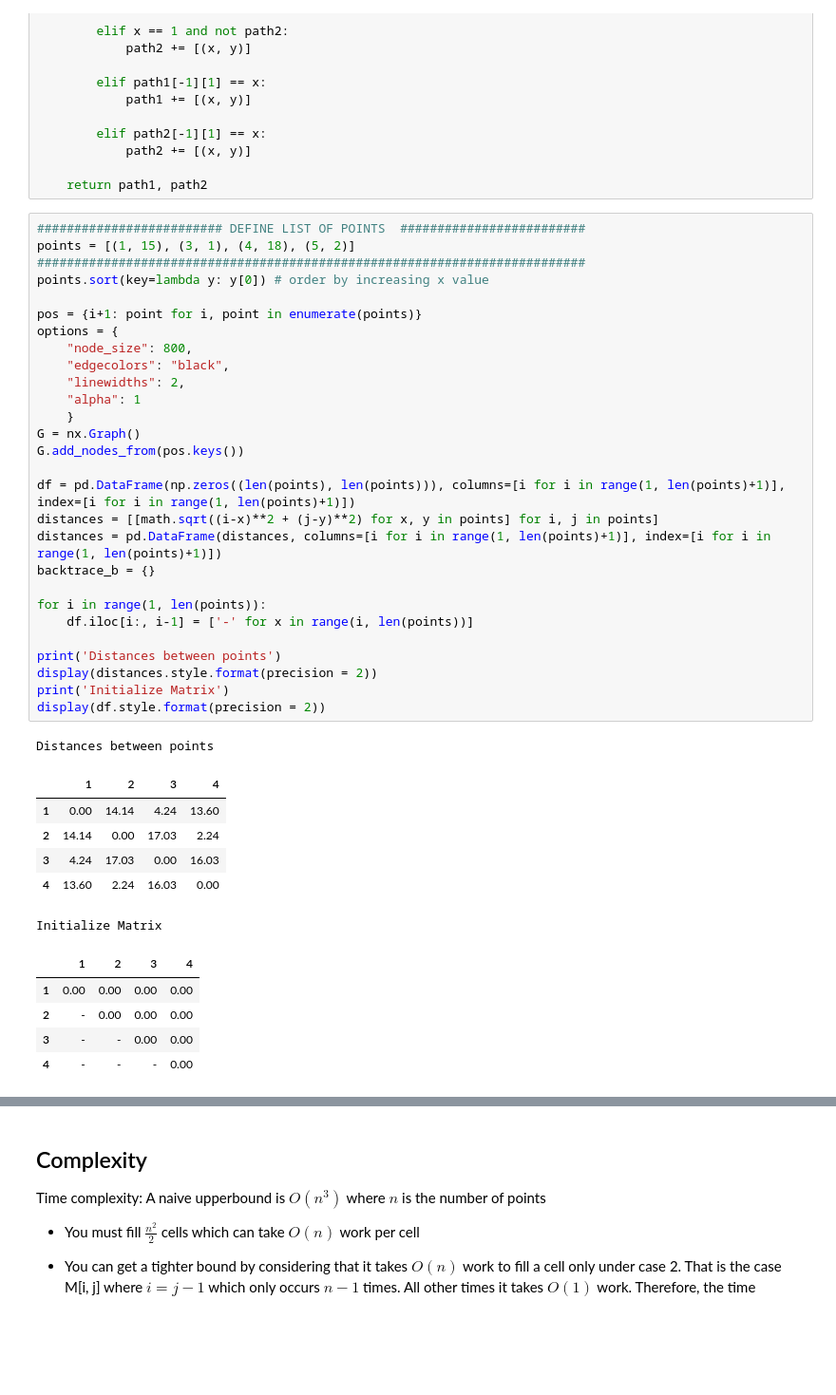
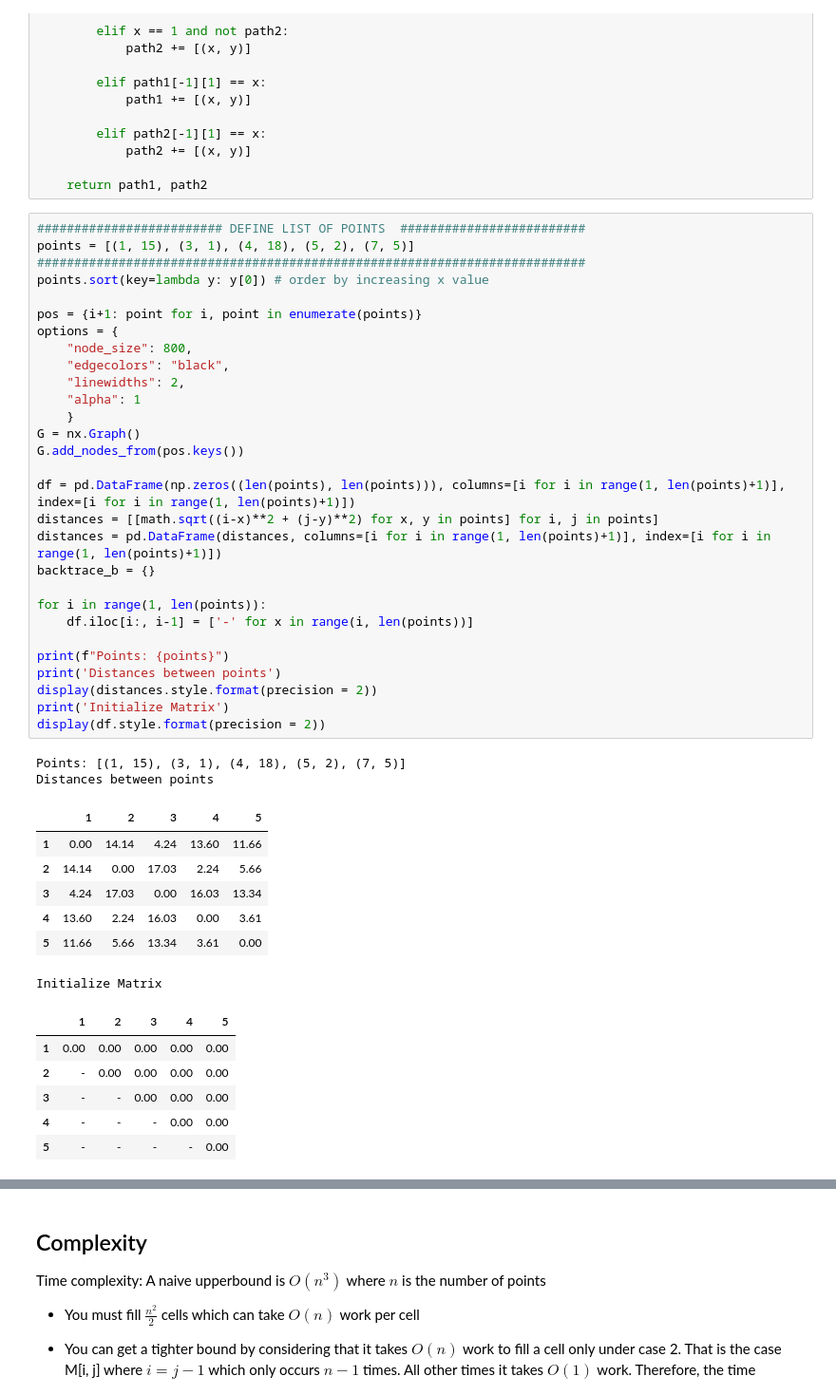
Before and after one commit to ezgimore/algo_notes, a Jupyter notebook: bitonic_tsp.ipynb, the cells around one changed output, grey strips where cells are left out. Shown: that part at 95% size. Saved outputs shown, nothing was run; the diff lists cells and outputs as text; blank space fills up the shorter version.

```diff
--- a/bitonic_tsp.ipynb
+++ b/bitonic_tsp.ipynb
@@ -64,45 +64,49 @@ def split_paths(backtrace):
     return path1, path2
 # %%
 ######################### DEFINE LIST OF POINTS  #########################
-points = [(1, 15), (3, 1), (4, 18), (5, 2)]
+points = [(1, 15), (3, 1), (4, 18), (5, 2), (7, 5)]
 ##########################################################################
 points.sort(key=lambda y: y[0]) # order by increasing x value
 
 pos = {i+1: point for i, point in enumerate(points)}
 options = {
     "node_size": 800,
     "edgecolors": "black",
     "linewidths": 2,
     "alpha": 1
     }
 G = nx.Graph()
 G.add_nodes_from(pos.keys())
 
 df = pd.DataFrame(np.zeros((len(points), len(points))), columns=[i for i in range(1, len(points)+1)], index=[i for i in range(1, len(points)+1)])
 distances = [[math.sqrt((i-x)**2 + (j-y)**2) for x, y in points] for i, j in points]
 distances = pd.DataFrame(distances, columns=[i for i in range(1, len(points)+1)], index=[i for i in range(1, len(points)+1)])
 backtrace_b = {}
 
 for i in range(1, len(points)):
     df.iloc[i:, i-1] = ['-' for x in range(i, len(points))]
 
+print(f"Points: {points}")
 print('Distances between points')
 display(distances.style.format(precision = 2))
 print('Initialize Matrix')
 display(df.style.format(precision = 2))
 # %% [output]
+Points: [(1, 15), (3, 1), (4, 18), (5, 2), (7, 5)]
 Distances between points
-|  | 1 | 2 | 3 | 4 |
-| 1 | 0.00 | 14.14 | 4.24 | 13.60 |
-| 2 | 14.14 | 0.00 | 17.03 | 2.24 |
-| 3 | 4.24 | 17.03 | 0.00 | 16.03 |
-| 4 | 13.60 | 2.24 | 16.03 | 0.00 |
+|  | 1 | 2 | 3 | 4 | 5 |
+| 1 | 0.00 | 14.14 | 4.24 | 13.60 | 11.66 |
+| 2 | 14.14 | 0.00 | 17.03 | 2.24 | 5.66 |
+| 3 | 4.24 | 17.03 | 0.00 | 16.03 | 13.34 |
+| 4 | 13.60 | 2.24 | 16.03 | 0.00 | 3.61 |
+| 5 | 11.66 | 5.66 | 13.34 | 3.61 | 0.00 |
 Initialize Matrix
-|  | 1 | 2 | 3 | 4 |
-| 1 | 0.00 | 0.00 | 0.00 | 0.00 |
-| 2 | - | 0.00 | 0.00 | 0.00 |
-| 3 | - | - | 0.00 | 0.00 |
-| 4 | - | - | - | 0.00 |
+|  | 1 | 2 | 3 | 4 | 5 |
+| 1 | 0.00 | 0.00 | 0.00 | 0.00 | 0.00 |
+| 2 | - | 0.00 | 0.00 | 0.00 | 0.00 |
+| 3 | - | - | 0.00 | 0.00 | 0.00 |
+| 4 | - | - | - | 0.00 | 0.00 |
+| 5 | - | - | - | - | 0.00 |
 # %%
 df.loc[1, 2] = distances.loc[1, 2]
 
```
Also changed, not shown: parts of 3 cells of this notebook, 1 other file.
